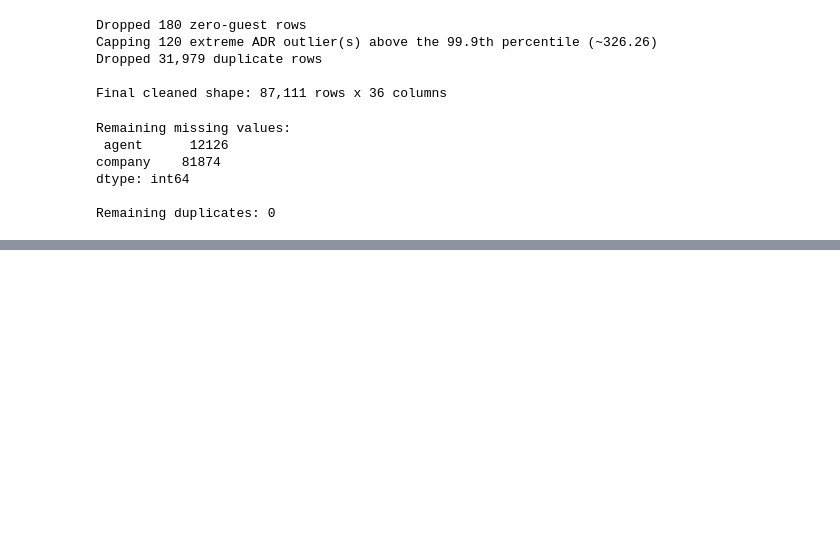
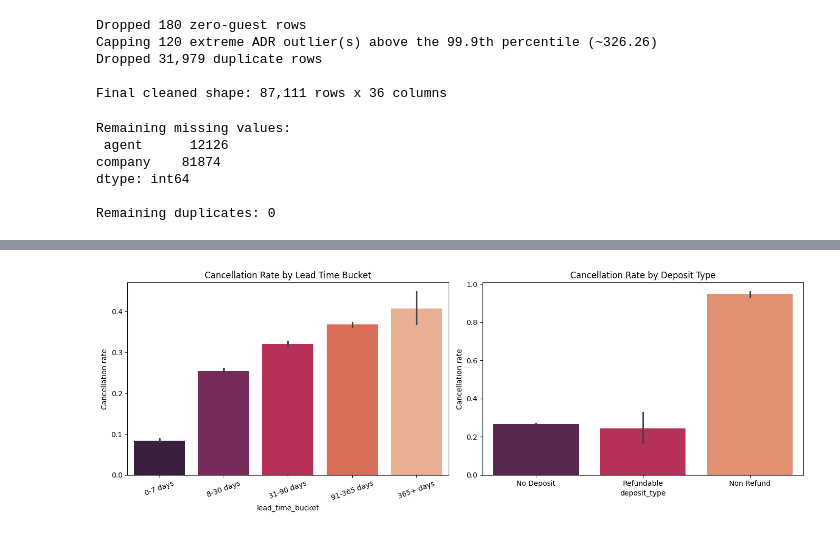
Before and after one commit to theaditya24/COMPLETE-PYTHON-FOR-DATA-ANALYTICS, a Jupyter notebook: Hotel Booking EDA/EDA Hotel Booking.ipynb, the cells around one changed output, grey strips where cells are left out. Cells and saved outputs as stored; diff of their text form; code cells hidden in the pictures; blank space fills up the shorter version.

```diff
--- a/Hotel Booking EDA/EDA Hotel Booking.ipynb
+++ b/Hotel Booking EDA/EDA Hotel Booking.ipynb
@@ -238,0 +347,16 @@ Remaining duplicates: 0
+# %%
+fig, axes = plt.subplots(1, 2, figsize=(14, 5))
+
+sns.barplot(data=df_final, x="lead_time_bucket", y="is_canceled", ax=axes[0], palette="rocket", hue="lead_time_bucket",legend=False)
+axes[0].set_title("Cancellation Rate by Lead Time Bucket")
+axes[0].set_ylabel("Cancellation rate")
+axes[0].tick_params(axis="x", rotation=20)
+
+sns.barplot(data=df_final, x="deposit_type", y="is_canceled", ax=axes[1], palette="rocket", hue="deposit_type",legend=False)
+axes[1].set_title("Cancellation Rate by Deposit Type")
+axes[1].set_ylabel("Cancellation rate")
+
+plt.tight_layout()
+plt.show()
+# %% [output]
+[figure, added]
```
Also changed, not shown: parts of 39 cells of this notebook, 1 other file.
